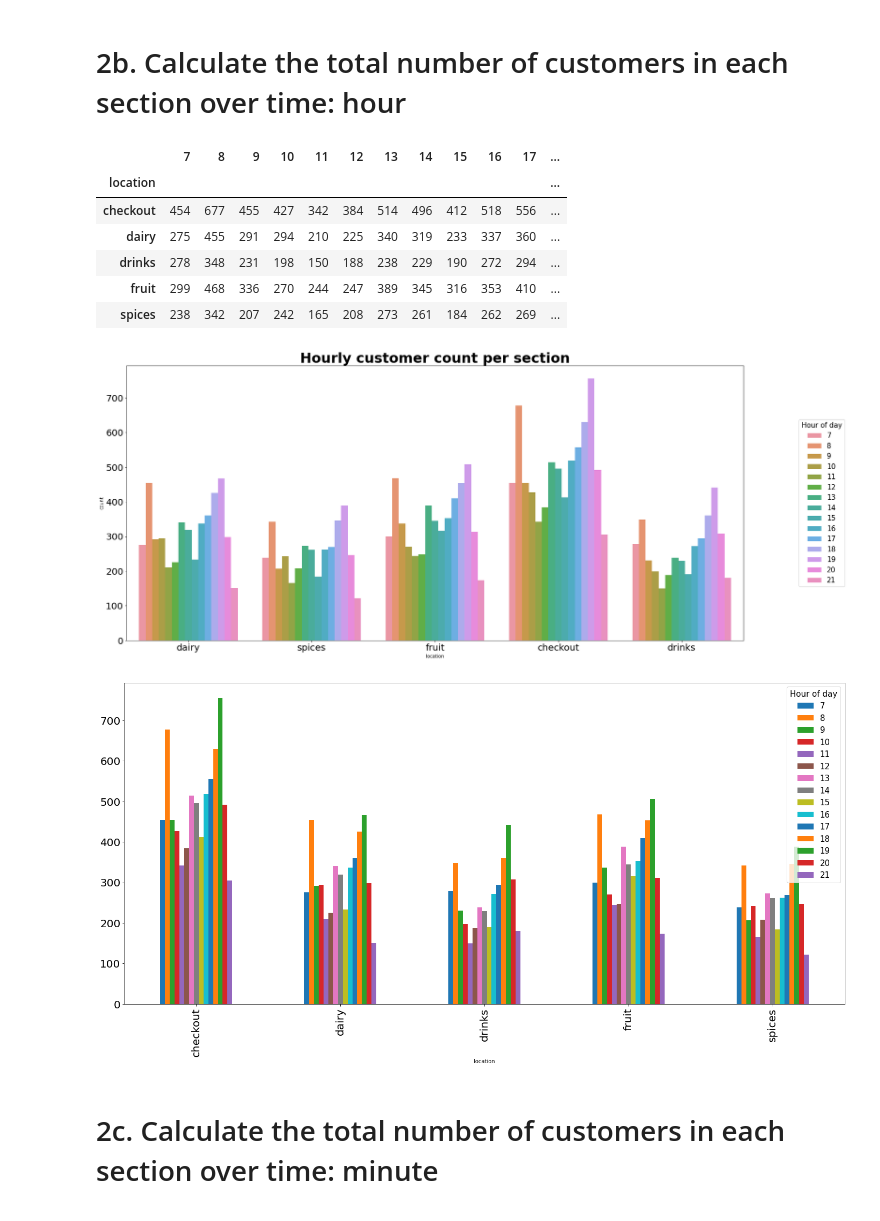
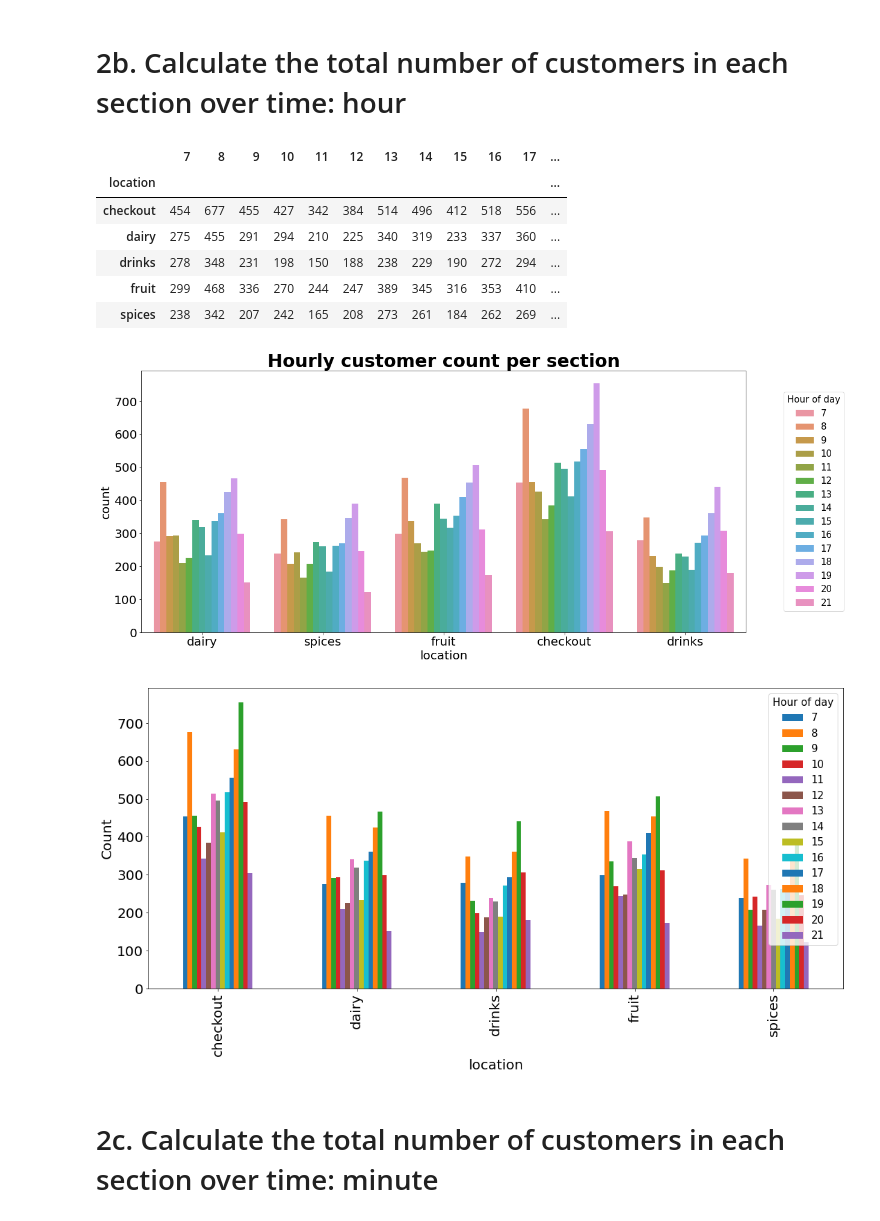
Before and after one commit to Amaranga/markov_ki, a Jupyter notebook: project8_data_exploration.ipynb, the cells around one changed output. Saved outputs shown, nothing was run; the diff lists cells and outputs as text; code cells hidden in the pictures.

```diff
--- a/project8_data_exploration.ipynb
+++ b/project8_data_exploration.ipynb
@@ -5,13 +5,13 @@ import seaborn as sns
 import matplotlib.pyplot as plt
 import glob # A module to match regular expressions in this case we want to match all csv files in a folder and flush them out!
 import calendar
-plt.rcParams["figure.figsize"] = (24, 11)
+plt.rcParams["figure.figsize"] = (18, 8)
 legend_size = 15
 plt.rcParams['legend.title_fontsize'] = legend_size
 plt.rcParams['xtick.labelsize']=20
 plt.rcParams['ytick.labelsize']=20
-plt.rcParams['axes.labelsize'] = 16
-plt.rcParams['axes.titlesize'] = 16
+plt.rcParams['axes.labelsize']=20
+plt.rcParams['axes.titlesize']=20
 # %% [markdown]
 # **Section 1: Data Preprocessing**
 # %%
@@ -131,39 +131,38 @@ plt.legend(bbox_to_anchor=(1.1, 0.5), loc=5, title = "day of week", fontsize = 1
 # %%
 sns.countplot(x=df_all.location, hue=df_all.hour)
 plt.legend(bbox_to_anchor=(1.17, 0.5), loc=5, title="Hour of day", prop = {"size": legend_size})
 plt.title("Hourly customer count per section", fontsize = 30, fontweight = "bold")
 
 df_all[["customer_id"]].groupby(df_all["location"]).agg("count")
 
 def checkout_by_hour(df):
     # Get all hour timesteps
     hours = [i for i in df.index.hour.unique()]
     df_list = []
     for hour in hours:
         df_hour = df[df.index.hour == hour]
         df_list.append(pd.DataFrame(df_hour["customer_id"].groupby(df_hour["location"]).count()))
     final_df = pd.concat(df_list, axis = 1)
     final_df.columns = hours
     return final_df
 
-my_df = checkout_by_hour(df_all)
+df_hour_location = checkout_by_hour(df_all)
 
 #sns.heatmap(my_df)
-my_df.plot(kind = "bar")
+df_hour_location.plot(kind = "bar")
+plt.ylabel("Count")
 plt.legend(prop={"size": legend_size}, title = "Hour of day")
-
-
-my_df
+df_hour_location
 # %% [output]
 |  | 7 | 8 | 9 | 10 | 11 | 12 | 13 | 14 | 15 | 16 | 17 | ... |
 | location |  |  |  |  |  |  |  |  |  |  |  | ... |
 | checkout | 454 | 677 | 455 | 427 | 342 | 384 | 514 | 496 | 412 | 518 | 556 | ... |
 | dairy | 275 | 455 | 291 | 294 | 210 | 225 | 340 | 319 | 233 | 337 | 360 | ... |
 | drinks | 278 | 348 | 231 | 198 | 150 | 188 | 238 | 229 | 190 | 272 | 294 | ... |
 | fruit | 299 | 468 | 336 | 270 | 244 | 247 | 389 | 345 | 316 | 353 | 410 | ... |
 | spices | 238 | 342 | 207 | 242 | 165 | 208 | 273 | 261 | 184 | 262 | 269 | ... |
-[figure, old version]
+[figure, new version]
-[figure, old version]
+[figure, new version]
 # %% [markdown]
 # 2c. Calculate the total number of customers in each section over time: minute
 # %%
```
Also changed, not shown: parts of 12 cells of this notebook.
